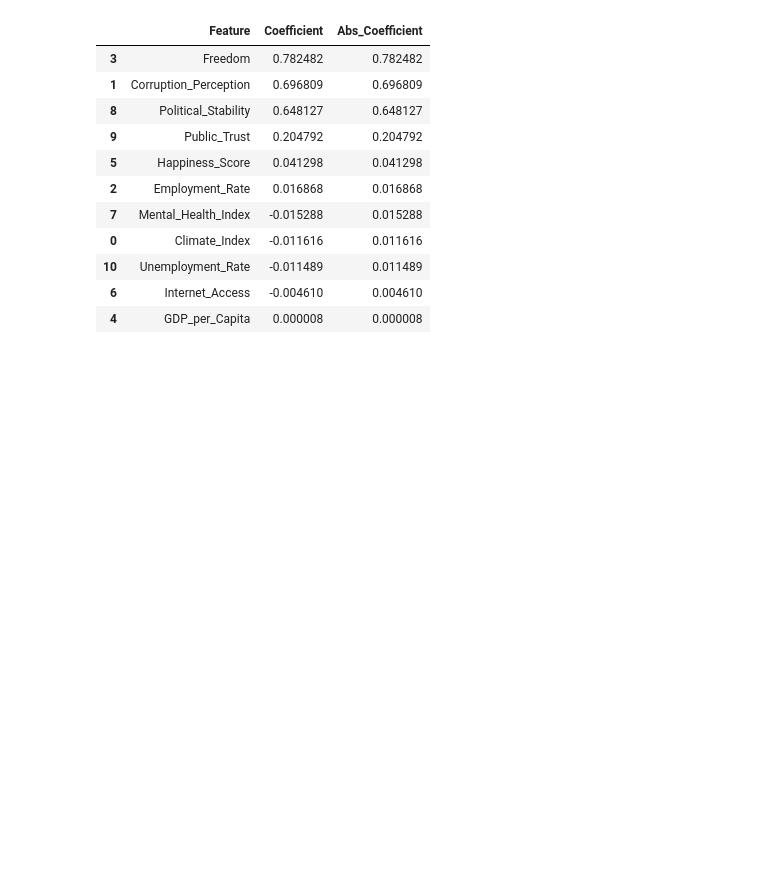
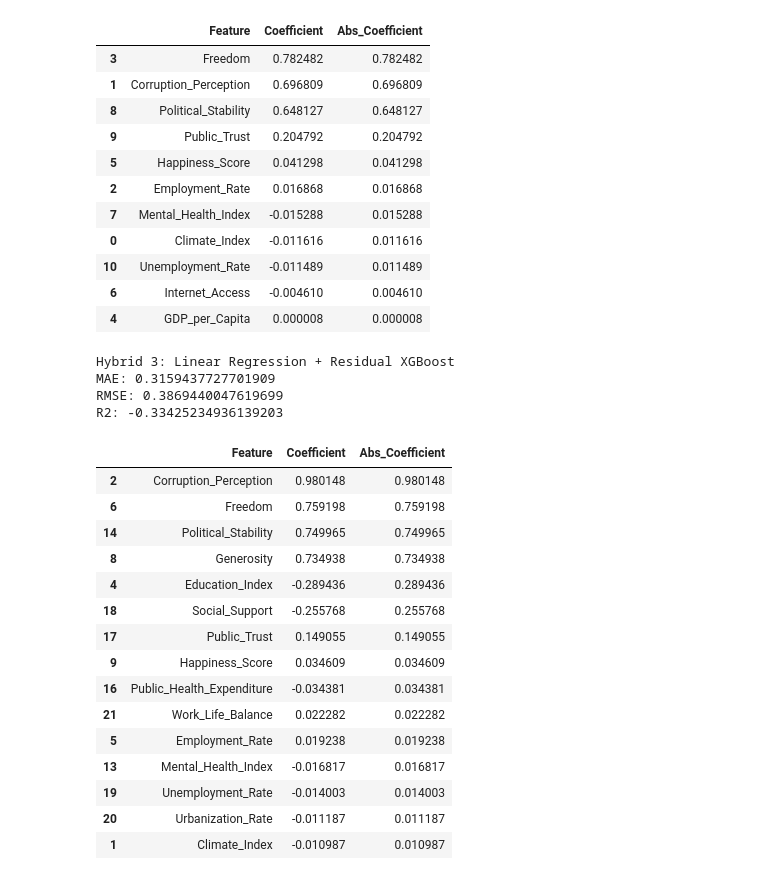
Before and after one commit to mateidiana/WellBeingModelling, a Jupyter notebook: notebooks/hybrid_models/03_4_hybrid_models_world_happiness.ipynb, the cells around one changed output. Saved outputs shown, nothing was run; the diff lists cells and outputs as text; code cells hidden in the pictures; blank space fills up the shorter version.

Commit message:
add third hybrid model for world happiness report dataset

```diff
--- a/notebooks/hybrid_models/03_4_hybrid_models_world_happiness.ipynb
+++ b/notebooks/hybrid_models/03_4_hybrid_models_world_happiness.ipynb
@@ -273,3 +273,72 @@ coef_df_xgb.sort_values("Abs_Coefficient", ascending=False).head(15)
 | 10 | Unemployment_Rate | -0.011489 | 0.011489 |
 | 6 | Internet_Access | -0.004610 | 0.004610 |
 | 4 | GDP_per_Capita | 0.000008 | 0.000008 |
+# %%
+# Hybrid 3: Residual hybrid model
+# fit a Linear Regression model, compute residuals on the training set, fit XGBoost on those residuals
+# Final prediction = linear prediction + predicted residual correction
+
+linreg_base = LinearRegression()
+linreg_base.fit(X_train, y_train)
+
+# Residuals from the linear model on training data
+train_pred_lin = linreg_base.predict(X_train)
+train_residuals = y_train - train_pred_lin
+
+# XGBoost model on residuals
+xgb_residual = XGBRegressor(
+    n_estimators=100,
+    max_depth=3,
+    learning_rate=0.05,
+    subsample=0.8,
+    colsample_bytree=0.8,
+    random_state=42,
+    n_jobs=-1,
+    tree_method="hist"
+)
+
+xgb_residual.fit(X_train, train_residuals)
+
+# Final predictions on test set
+y_pred_lin_test = linreg_base.predict(X_test)
+y_pred_residual_test = xgb_residual.predict(X_test)
+y_pred_hybrid3 = y_pred_lin_test + y_pred_residual_test
+
+print("Hybrid 3: Linear Regression + Residual XGBoost")
+print("MAE:", mean_absolute_error(y_test, y_pred_hybrid3))
+print("RMSE:", np.sqrt(mean_squared_error(y_test, y_pred_hybrid3)))
+print("R2:", r2_score(y_test, y_pred_hybrid3))
+# %% [output]
+Hybrid 3: Linear Regression + Residual XGBoost
+MAE: 0.3159437727701909
+RMSE: 0.3869440047619699
+R2: -0.33425234936139203
+# %%
+# Inspect baseline linear coefficients from the residual hybrid
+# These remain useful for interpretation because the hybrid starts with a
+# transparent linear structure before applying nonlinear residual correction
+
+coef_df_residual_base = pd.DataFrame({
+    "Feature": X_train.columns,
+    "Coefficient": linreg_base.coef_
+})
+
+coef_df_residual_base["Abs_Coefficient"] = coef_df_residual_base["Coefficient"].abs()
+coef_df_residual_base.sort_values("Abs_Coefficient", ascending=False).head(15)
+# %% [output]
+|  | Feature | Coefficient | Abs_Coefficient |
+| 2 | Corruption_Perception | 0.980148 | 0.980148 |
+| 6 | Freedom | 0.759198 | 0.759198 |
+| 14 | Political_Stability | 0.749965 | 0.749965 |
+| 8 | Generosity | 0.734938 | 0.734938 |
+| 4 | Education_Index | -0.289436 | 0.289436 |
+| 18 | Social_Support | -0.255768 | 0.255768 |
+| 17 | Public_Trust | 0.149055 | 0.149055 |
+| 9 | Happiness_Score | 0.034609 | 0.034609 |
+| 16 | Public_Health_Expenditure | -0.034381 | 0.034381 |
+| 21 | Work_Life_Balance | 0.022282 | 0.022282 |
+| 5 | Employment_Rate | 0.019238 | 0.019238 |
+| 13 | Mental_Health_Index | -0.016817 | 0.016817 |
+| 19 | Unemployment_Rate | -0.014003 | 0.014003 |
+| 20 | Urbanization_Rate | -0.011187 | 0.011187 |
+| 1 | Climate_Index | -0.010987 | 0.010987 |
```
